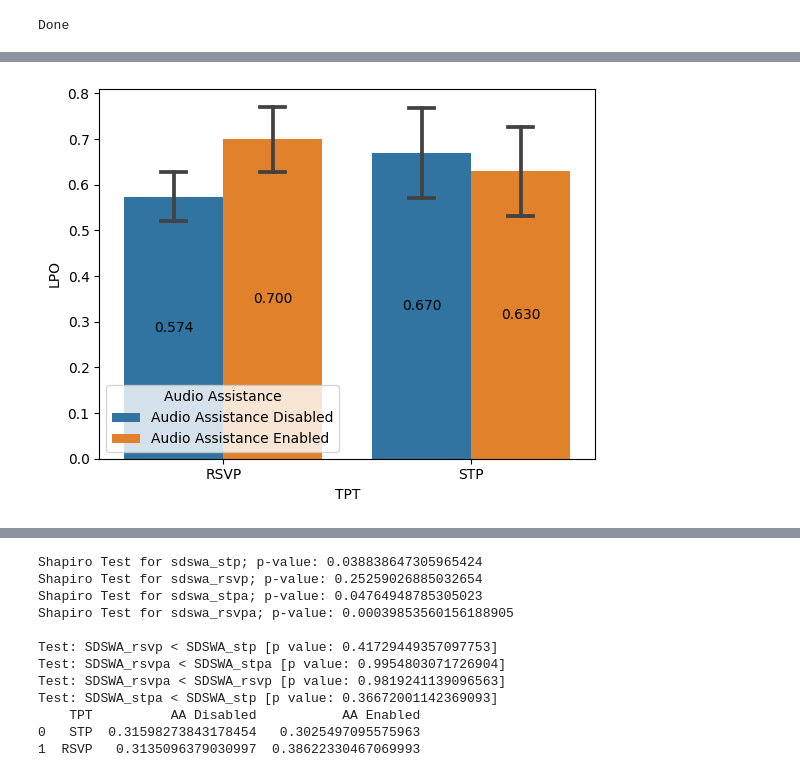
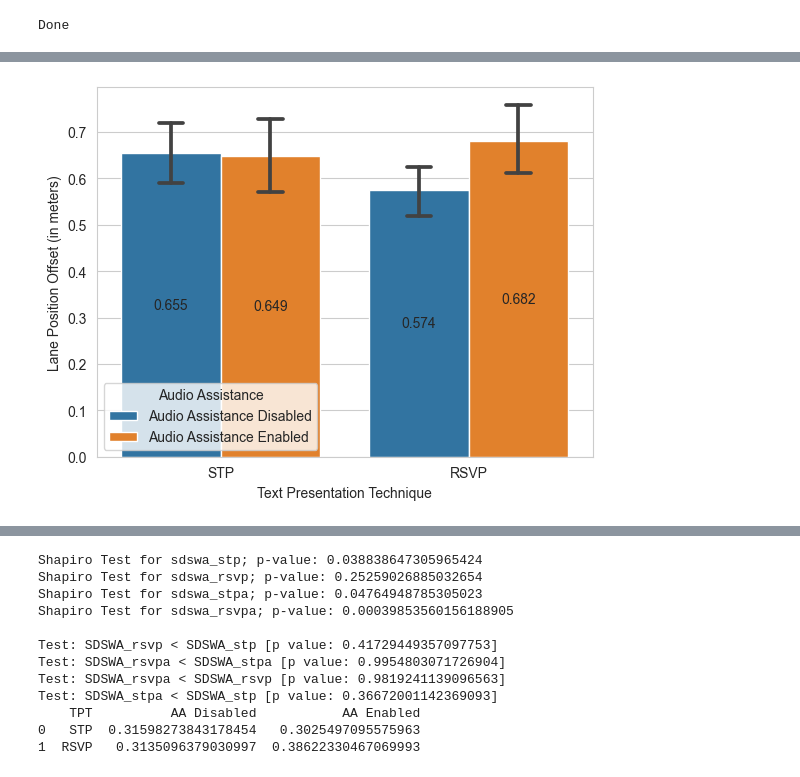
Before and after one commit to shh1v/NDRRI-Data-Analysis, a Jupyter notebook: analysis.ipynb, the cells around one changed output, grey strips where cells are left out. Cells and saved outputs as stored; diff of their text form; code cells hidden in the pictures.

Commit message:
Refined RT, LPO, MSAV data scripts

```diff
--- a/analysis.ipynb
+++ b/analysis.ipynb
@@ -91,7 +90,7 @@ def remove_outliers(df, column_name):
 
 def decouple_df(df):
     # This method also renames the values of "Audio Assistance" Column
-    new_df = pd.DataFrame(columns=["TPT", "Audio Assistance", list(df.columns)[1]])
+    new_df = pd.DataFrame(columns=["Text Presentation Technique", "Audio Assistance", list(df.columns)[1]])
     for index, row in df.iterrows():
         new_row = []
         if "RSVP" in row["TPTAA"]:
@@ -104,7 +103,7 @@ def decouple_df(df):
         else:
             new_row.append("Audio Assistance Enabled")
         new_row.append(row[df.columns[1]])
-        new_df = new_df.append({'TPT': new_row[0], 'Audio Assistance': new_row[1], list(df.columns)[1]: new_row[2]}, ignore_index=True)
+        new_df = new_df.append({'Text Presentation Technique': new_row[0], 'Audio Assistance': new_row[1], list(df.columns)[1]: new_row[2]}, ignore_index=True)
     new_df[df.columns[1]] = new_df[df.columns[1]].astype(float)
+    new_df.sort_values(['Text Presentation Technique', 'Audio Assistance'], ascending=[False, True], inplace=True)
     return new_df
-print("Done")
@@ -336,76 +323,59 @@ for participant in lpd_df["Participant_ID"].unique():
 # Combine columns TPT and Audio Assistance
 lpd_combined = pd.DataFrame()
 lpd_combined["TPTAA"] = lpd_refined["TPT"].values + lpd_refined["Audio Assistance"].values
-lpd_combined["LPO"] = lpd_refined["LPO"].values
+lpd_combined["Lane Position Offset (in meters)"] = lpd_refined["LPO"].values
 
 # Removing the outliers from the data frame
-remove_outliers(lpd_combined, "LPO")
+remove_outliers(lpd_combined, "Lane Position Offset (in meters)")
 
 # Undersampling the data set
 rus = RandomUnderSampler(random_state=50)
-lpd_combined_c1, lpd_combined_c2 = rus.fit_resample(lpd_combined["TPTAA"].values.reshape((-1, 1)), lpd_combined["LPO"].astype(str))
+lpd_combined_c2, lpd_combined_c1 = rus.fit_resample(lpd_combined["Lane Position Offset (in meters)"].values.reshape((-1, 1)), lpd_combined["TPTAA"].astype(str))
 lpd_combined = pd.DataFrame()
-lpd_combined["TPTAA"] = lpd_combined_c1.reshape((-1,))
-lpd_combined["LPO"] = lpd_combined_c2.astype(float)
+lpd_combined["TPTAA"] = lpd_combined_c1
+lpd_combined["Lane Position Offset (in meters)"] = lpd_combined_c2.astype(float)
 
-display(lpd_combined)
+# Creating separate arrays for analysis
+alpo_stp = lpd_combined[lpd_combined["TPTAA"] == "STPNAA"]["Lane Position Offset (in meters)"].values
+alpo_stpa = lpd_combined[lpd_combined["TPTAA"] == "STPAA"]["Lane Position Offset (in meters)"].values
+alpo_rsvp = lpd_combined[lpd_combined["TPTAA"] == "RSVPNAA"]["Lane Position Offset (in meters)"].values
+alpo_rsvpa = lpd_combined[lpd_combined["TPTAA"] == "RSVPAA"]["Lane Position Offset (in meters)"].values
 
-# Creating sperate arrays for analysis
-alpo_stp = lpd_combined[lpd_combined["TPTAA"] == "STPNAA"]["LPO"].values
-alpo_stpa = lpd_combined[lpd_combined["TPTAA"] == "STPAA"]["LPO"].values
-alpo_rsvp = lpd_combined[lpd_combined["TPTAA"] == "RSVPNAA"]["LPO"].values
-alpo_rsvpa = lpd_combined[lpd_combined["TPTAA"] == "RSVPAA"]["LPO"].values
-
-# Perform P-tests for testing the hypothesis
+# Test is the distribution is normal.
 print("Shapiro Test for alpo_stp; p-value:", stats.shapiro(alpo_stp)[1])
 print("Shapiro Test for alpo_rsvp; p-value:", stats.shapiro(alpo_rsvp)[1])
 print("Shapiro Test for alpo_stpa; p-value:", stats.shapiro(alpo_stpa)[1])
 print("Shapiro Test for alpo_rsvpa; p-value:", stats.shapiro(alpo_rsvpa)[1], "\n")
-# Test is the distribution is normal.
 
-# data_is_normal = False
-# if data_is_normal:
-#     # Perform P-tests for testing the alternate hypothesis
-#     # Test if H_a: alpo_rsvp < alpotp
-#     print("H_0: alpo_rsvp = alpo_stp ; H_a: alpo_rsvp < alpo_stp")
-#     print(stats.ttest_rel(a = alpo_rsvp, b = alpo_stp, alternative = "less"))
-#     print("\nH_0: alpo_rsvpa = alpo_stpa ; H_a: alpo_rsvpa < alpo_stpa")
-#     print(stats.ttest_rel(a = alpo_rsvpa, b = alpo_stpa, alternative = "less"))
+# Perform P-tests for testing the hypothesis
 
-#     # Test if H_a: alpo_aae < alpo_aad
-#     print("\nH_0: alpo_rsvpa = alpo_rsvp ; H_a: alpo_rsvpa < alpo_rsvp")
-#     print(stats.ttest_rel(a = alpo_rsvpa, b = alpo_rsvp, alternative = "less"))
-#     print("\nH_0: alpo_stpa = alpo_stp ; H_a: alpo_stpa < alpo_stp")
-#     print(stats.ttest_rel(a = alpo_stpa, b = alpo_stp, alternative = "less"))
+print("=== Testing: RSVP ALPO < STP ALPO ===")
+# Test if H_a: alpo_rsvp < alpo
+print("H_0: alpo_rsvp = alpo_stp ; H_a: alpo_rsvp < alpo_stp")
+print(stats.ttest_rel(a = alpo_rsvp, b = alpo_stp, alternative = "less"))
+print("H_0: alpo_rsvpa = alpo_stpa ; H_a: alpo_rsvpa < alpo_stpa")
+print(stats.ttest_rel(a = alpo_rsvpa, b = alpo_stpa, alternative = "less"))
+# Test if H_a: alpo_aae < alpo_aad
+print("H_0: alpo_rsvpa = alpo_rsvp ; H_a: alpo_rsvpa < alpo_rsvp")
+print(stats.ttest_rel(a = alpo_rsvpa, b = alpo_rsvp, alternative = "less"))
+print("H_0: alpo_stpa = alpo_stp ; H_a: alpo_stpa < alpo_stp")
+print(stats.ttest_rel(a = alpo_stpa, b = alpo_stp, alternative = "less"))
 
-#     # Test if H_a: alpo_rsvp > alpo_stp
-#     print("\nH_0: alpo_rsvp = alpo_stp ; H_a: alpo_rsvp > alpo_stp")
-#     print(stats.ttest_rel(a = alpo_rsvp, b = alpo_stp, alternative = "greater"))
-#     print("\nH_0: alpo_rsvpa = alpo_stpa ; H_a: alpo_rsvpa > alpo_stpa")
-#     print(stats.ttest_rel(a = alpo_rsvpa, b = alpo_stpa, alternative = "greater"))
-
-#     # Test if H_a: alpo_aae > alpo_aad
-#     print("\nH_0: alpo_rsvpa = alpo_rsvp ; H_a: alpo_rsvpa > alpo_rsvp")
-#     print(stats.ttest_rel(a = alpo_rsvpa, b = alpo_rsvp, alternative = "greater"))
-#     print("\nH_0: alpo_stpa = alpo_stp ; H_a: alpo_stpa > alpo_stp")
-#     print(stats.ttest_rel(a = alpo_stpa, b = alpo_stp, alternative = "greater"))
-# else:
-#     # Perform Mann Whitney U test
-#     stat1, p1 = wilcoxon(alpo_rsvp, alpo_stp, alternative='less')
-#     print("Test: ALPO_rsvp < ALPO_stp [p value: {}]".format(p1))
-
-#     stat2, p2 = mannwhitneyu(alpo_rsvpa, alpo_stpa, alternative='less')
-#     print("Test: ALPO_rsvpa < ALPO_stpa [p value: {}]".format(p2))
-
-#     stat3, p3 = mannwhitneyu(alpo_rsvpa, alpo_rsvp, alternative='less')
-#     print("Test: ALPO_rsvpa < ALPO_rsvp [p value: {}]".format(p3))
-
-#     stat4, p4 = mannwhitneyu(alpo_stpa, alpo_stp, alternative='less')
-#     print("Test: ALPO_stpa < ALPO_stp [p value: {}]".format(p4))
+print("=== Testing: RSVP ALPO > STP ALPO ===")
+# Test if H_a: alpo_rsvp > alpo_stp
+print("H_0: alpo_rsvp = alpo_stp ; H_a: alpo_rsvp > alpo_stp")
+print(stats.ttest_rel(a = alpo_rsvp, b = alpo_stp, alternative = "greater"))
+print("H_0: alpo_rsvpa = alpo_stpa ; H_a: alpo_rsvpa > alpo_stpa")
+print(stats.ttest_rel(a = alpo_rsvpa, b = alpo_stpa, alternative = "greater"))
+# Test if H_a: alpo_aae > alpo_aad
+print("H_0: alpo_rsvpa = alpo_rsvp ; H_a: alpo_rsvpa > alpo_rsvp")
+print(stats.ttest_rel(a = alpo_rsvpa, b = alpo_rsvp, alternative = "greater"))
+print("H_0: alpo_stpa = alpo_stp ; H_a: alpo_stpa > alpo_stp")
+print(stats.ttest_rel(a = alpo_stpa, b = alpo_stp, alternative = "greater"))
 
 # Getting decoupled dataframe for the graph
 lpd_decoupled = decouple_df(lpd_combined)
-plot = sns.barplot(data=lpd_decoupled, x="TPT", y="LPO", hue="Audio Assistance", capsize=0.1)
+plot = sns.barplot(data=lpd_decoupled, x="Text Presentation Technique", y="Lane Position Offset (in meters)", hue="Audio Assistance", capsize=0.1)
 for p in plot.containers:
     plot.bar_label(p, fmt='%.3f', label_type='center')
 # %% [output]
@@ -429,4 +399,4 @@ Shapiro Test for alpo_rsvpa; p-value: 0.902551531791687
-[figure, old version]
+[figure, new version]
 # %%
 # Analyzing the Maximum Steering Angle Velocity
 MSVs = []
```
Also changed, not shown: parts of 8 cells of this notebook, 1 other file.
